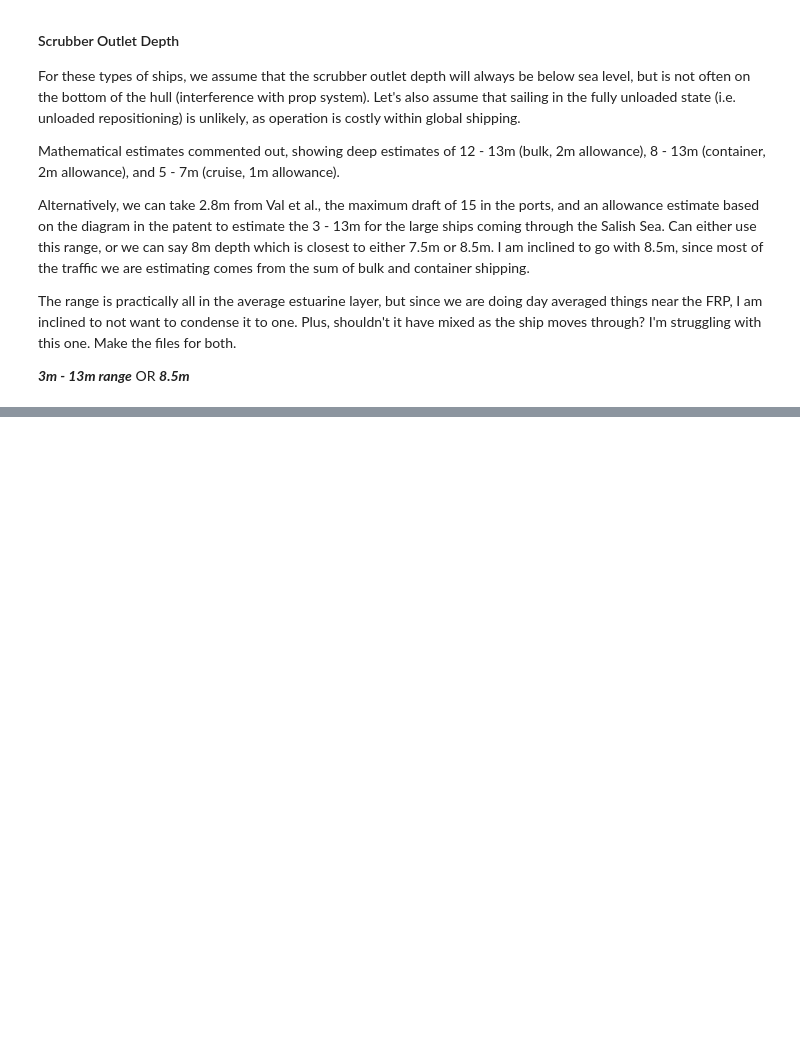
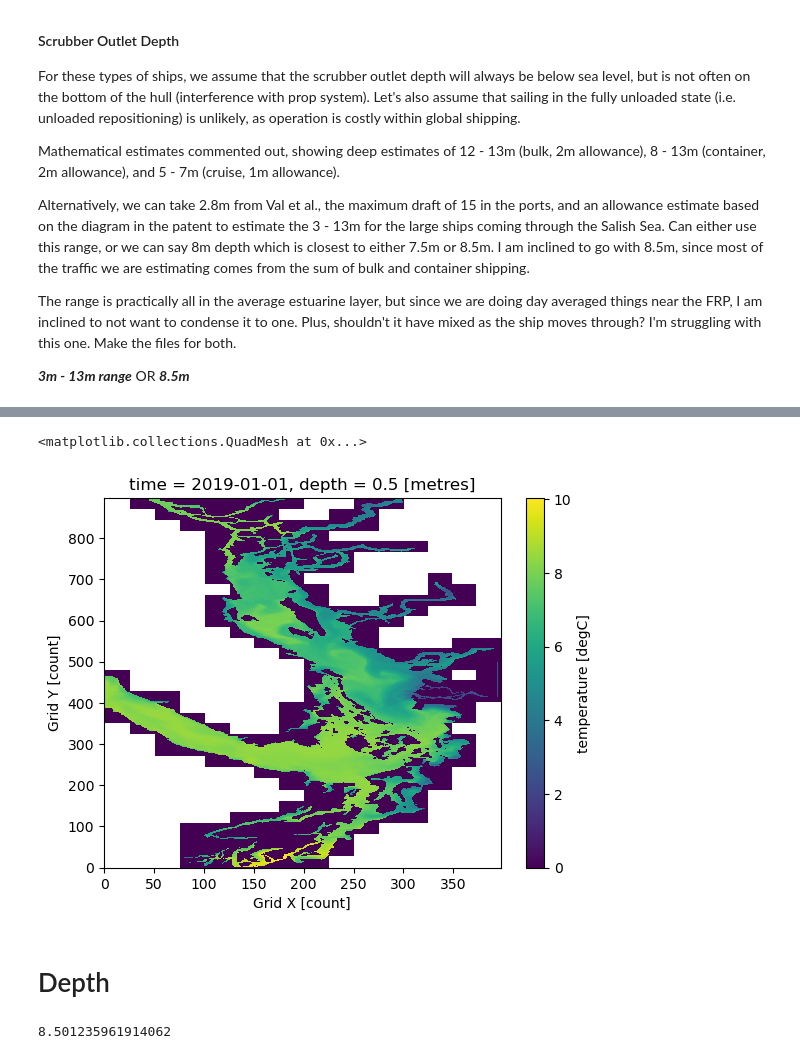
Before and after one commit to SalishSeaCast/analysis-cassidy, a Jupyter notebook: notebooks/dfo-cd/scrubber_data_add_saltemp.ipynb, the cells around one changed output, grey strips where cells are left out. Drawn from its saved outputs; the diff is of its cells as text; code cells hidden in the pictures; blank space fills up the shorter version.

```diff
--- a/notebooks/dfo-cd/scrubber_data_add_saltemp.ipynb
+++ b/notebooks/dfo-cd/scrubber_data_add_saltemp.ipynb
@@ -104 +135,4 @@ The range is practically all in the average estuarine layer, but since we are do
+# %%
+phys["time"] = phys.time.dt.floor("D")
+ww_fresh["time"] = ww_fresh.time.dt.floor("D")
 # %% [markdown]
@@ -105,0 +216,11 @@ The range is practically all in the average estuarine layer, but since we are do
+# %%
+phys.isel(time=0)['votemper'].plot()
+# %% [output]
+<matplotlib.collections.QuadMesh at 0x...>
+[figure, added]
+# %% [markdown]
+# Depth
+# %%
+float(depth_ex[8].values)
+# %% [output]
+8.501235961914062
```
Also changed, not shown: parts of 20 cells of this notebook, 1 other file.
